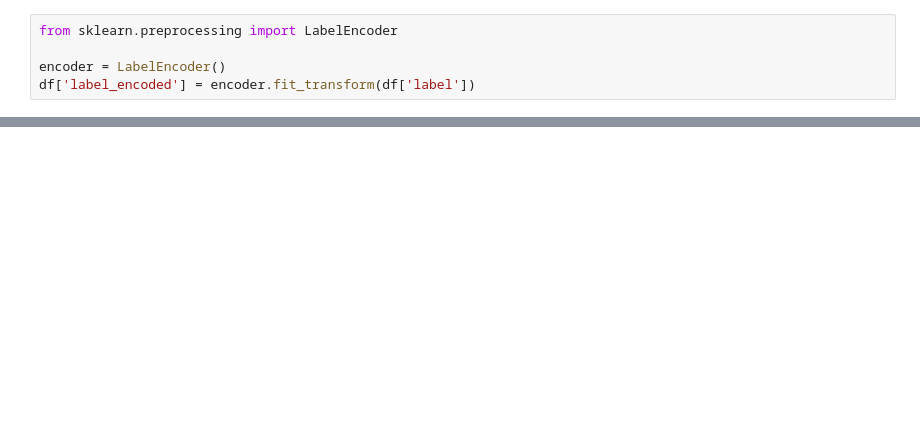
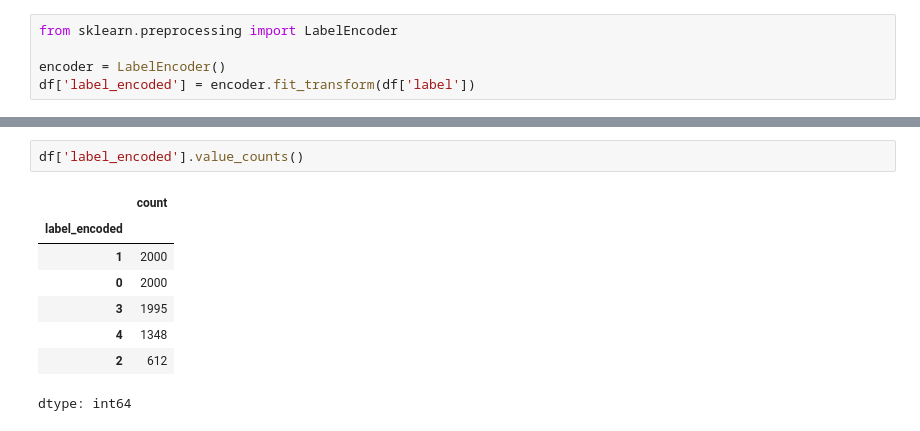
Before and after one commit to cryoras/natural_disaster_validation, a Jupyter notebook: src/v1_text.ipynb, the cells around one changed output, grey strips where cells are left out. Cells and saved outputs as stored; diff of their text form; blank space fills up the shorter version.

```diff
--- a/src/v1_text.ipynb
+++ b/src/v1_text.ipynb
@@ -170,0 +188,11 @@ df['label_encoded'] = encoder.fit_transform(df['label'])
+# %%
+df['label_encoded'].value_counts()
+# %% [output]
+|  | count |
+| label_encoded |  |
+| 1 | 2000 |
+| 0 | 2000 |
+| 3 | 1995 |
+| 4 | 1348 |
+| 2 | 612 |
+dtype: int64
```
Also changed, not shown: parts of 16 cells of this notebook.
